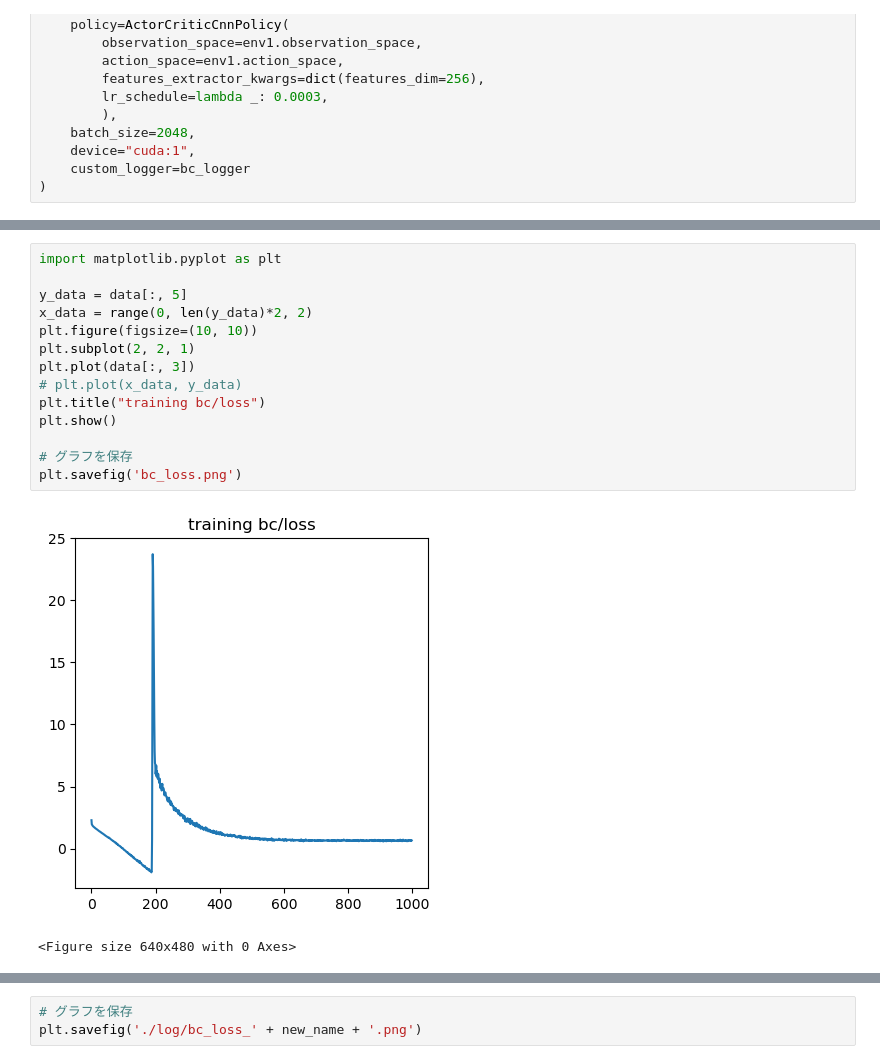
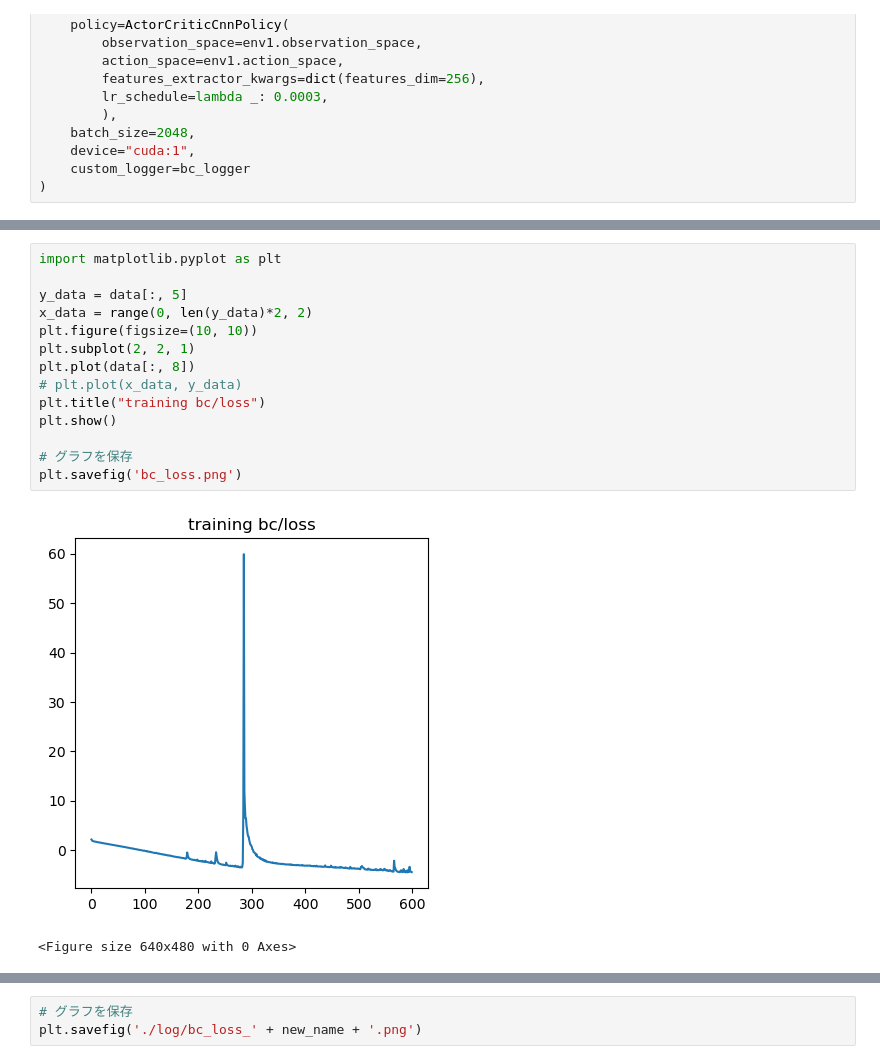
Before and after one commit to yusuke-y819/imitation, a Jupyter notebook: racing/bc_test3.ipynb, the cells around one changed output, grey strips where cells are left out. Cells and saved outputs as stored; diff of their text form.

```diff
--- a/racing/bc_test3.ipynb
+++ b/racing/bc_test3.ipynb
@@ -557,19 +554,19 @@ with open('./log/progress.csv', 'r') as f:
 # %%
 import matplotlib.pyplot as plt
 
 y_data = data[:, 5]
 x_data = range(0, len(y_data)*2, 2)
 plt.figure(figsize=(10, 10))
 plt.subplot(2, 2, 1)
-plt.plot(data[:, 3])
+plt.plot(data[:, 8])
 # plt.plot(x_data, y_data)
 plt.title("training bc/loss")
 plt.show()
 
 # グラフを保存
 plt.savefig('bc_loss.png')
 # %% [output]
-[figure, old version]
+[figure, new version]
 <Figure size 640x480 with 0 Axes>
 # %%
 import os
```
Also changed, not shown: parts of 8 cells of this notebook, 20 other files.
